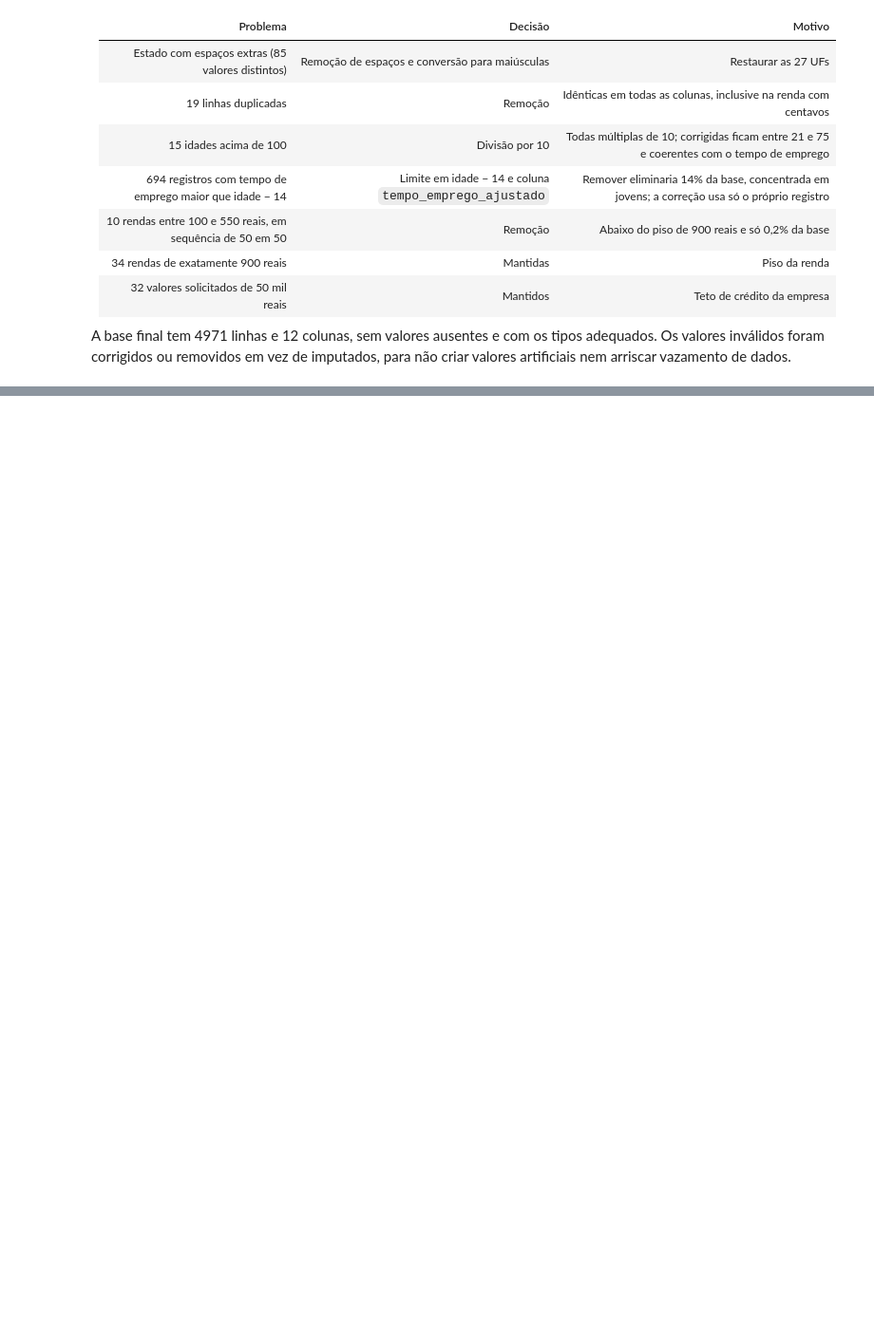
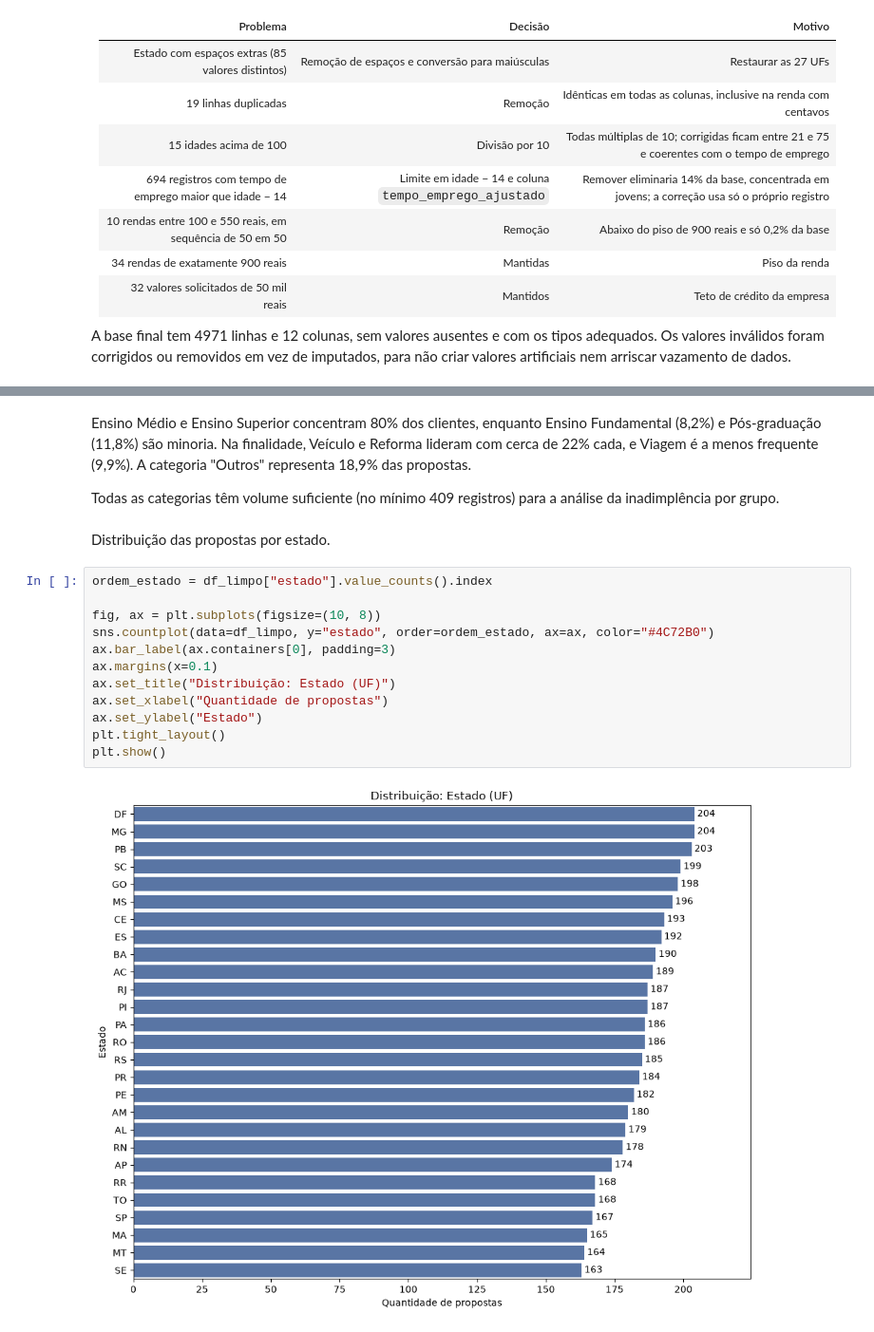
Before and after one commit to dudamark/desafio-credito-credair, a Jupyter notebook: notebooks/analise_credito.ipynb, the cells around one changed output, grey strips where cells are left out. Shown at 95% size. Saved outputs shown, nothing was run; the diff lists cells and outputs as text; blank space fills up the shorter version.

```diff
--- a/notebooks/analise_credito.ipynb
+++ b/notebooks/analise_credito.ipynb
@@ -376,0 +520,20 @@ A base final tem 4971 linhas e 12 colunas, sem valores ausentes e com os tipos a
+# %% [markdown]
+Ensino Médio e Ensino Superior concentram 80% dos clientes, enquanto Ensino Fundamental (8,2%) e Pós-graduação (11,8%) são minoria. Na finalidade, Veículo e Reforma lideram com cerca de 22% cada, e Viagem é a menos frequente (9,9%). A categoria "Outros" representa 18,9% das propostas.
+
+Todas as categorias têm volume suficiente (no mínimo 409 registros) para a análise da inadimplência por grupo.
+# %% [markdown]
+Distribuição das propostas por estado.
+# %%
+ordem_estado = df_limpo["estado"].value_counts().index
+
+fig, ax = plt.subplots(figsize=(10, 8))
+sns.countplot(data=df_limpo, y="estado", order=ordem_estado, ax=ax, color="#4C72B0")
+ax.bar_label(ax.containers[0], padding=3)
+ax.margins(x=0.1)
+ax.set_title("Distribuição: Estado (UF)")
+ax.set_xlabel("Quantidade de propostas")
+ax.set_ylabel("Estado")
+plt.tight_layout()
+plt.show()
+# %% [output]
+[figure, added]
```
Also changed, not shown: parts of 32 cells of this notebook.
